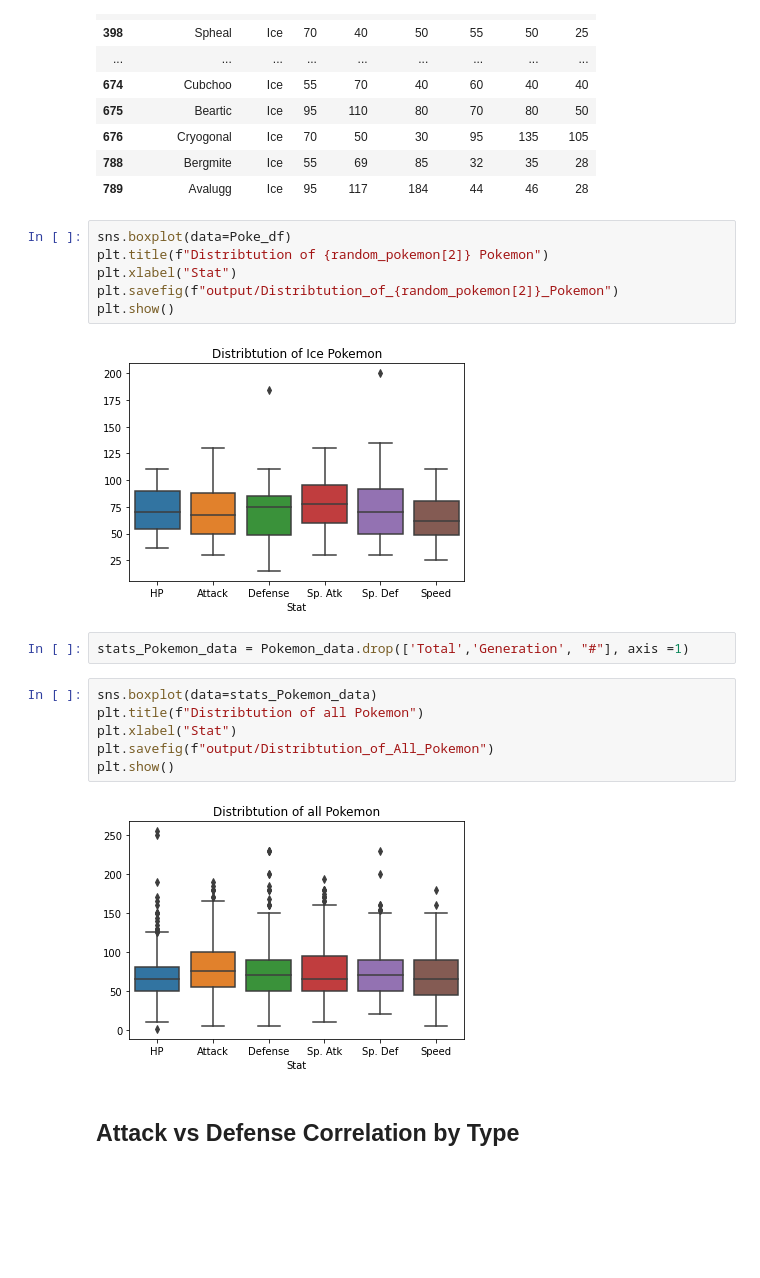
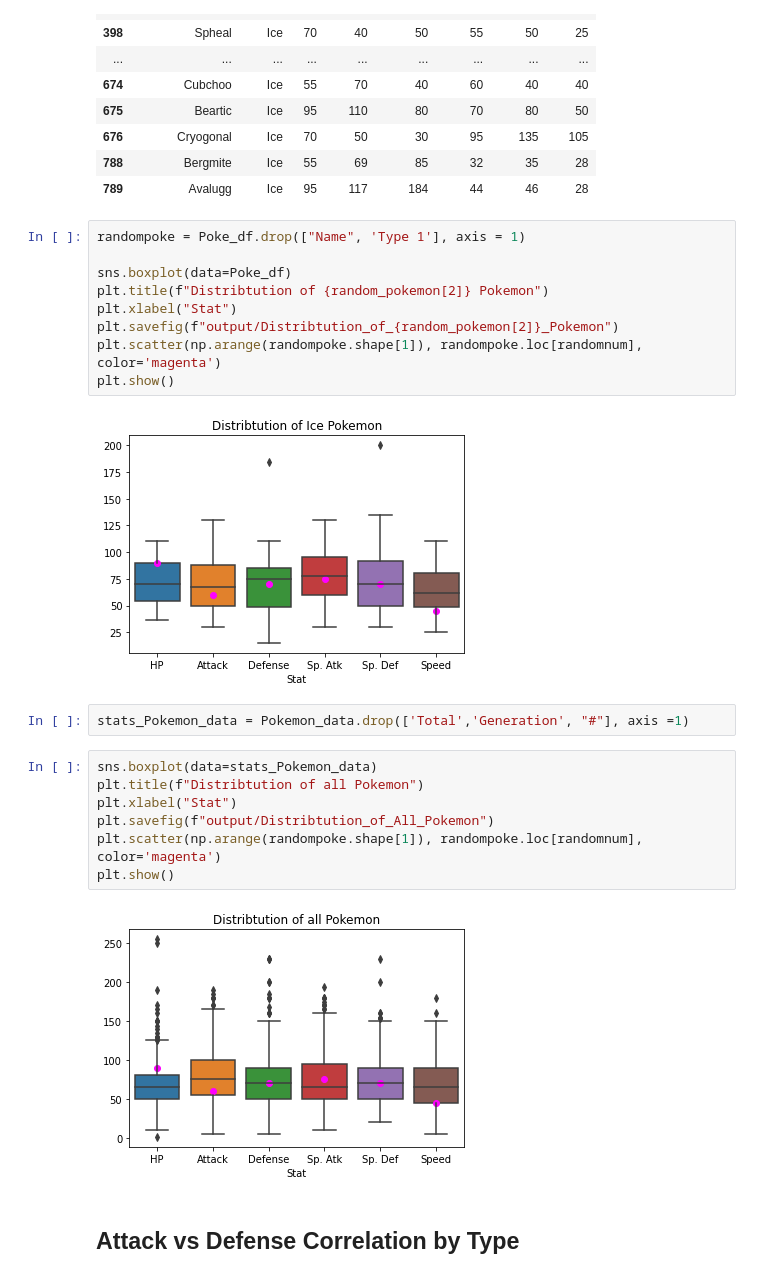
Before and after one commit to Heyitskochi/PokeAnalyzer, a Jupyter notebook: Main.ipynb, the cells around one changed output. Cells and saved outputs as stored; diff of their text form; blank space fills up the shorter version.

```diff
--- a/Main.ipynb
+++ b/Main.ipynb
@@ -157,13 +157,16 @@ Poke_df
 | 788 | Bergmite | Ice | 55 | 69 | 85 | 32 | 35 | 28 |
 | 789 | Avalugg | Ice | 95 | 117 | 184 | 44 | 46 | 28 |
 # %%
+randompoke = Poke_df.drop(["Name", 'Type 1'], axis = 1)
+
 sns.boxplot(data=Poke_df)
 plt.title(f"Distribtution of {random_pokemon[2]} Pokemon")
 plt.xlabel("Stat")
 plt.savefig(f"output/Distribtution_of_{random_pokemon[2]}_Pokemon")
+plt.scatter(np.arange(randompoke.shape[1]), randompoke.loc[randomnum], color='magenta')
 plt.show()
 # %% [output]
-[figure, old version]
+[figure, new version]
 # %%
 stats_Pokemon_data = Pokemon_data.drop(['Total','Generation', "#"], axis =1)
 # %%
@@ -171,9 +174,10 @@ sns.boxplot(data=stats_Pokemon_data)
 plt.title(f"Distribtution of all Pokemon")
 plt.xlabel("Stat")
 plt.savefig(f"output/Distribtution_of_All_Pokemon")
+plt.scatter(np.arange(randompoke.shape[1]), randompoke.loc[randomnum], color='magenta')
 plt.show()
 # %% [output]
-[figure, old version]
+[figure, new version]
 # %% [markdown]
 ## Attack vs Defense Correlation by Type
 # %%
```
